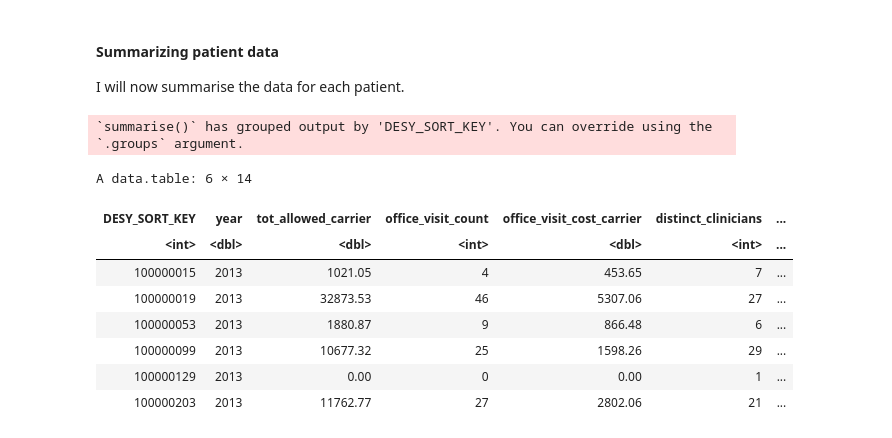
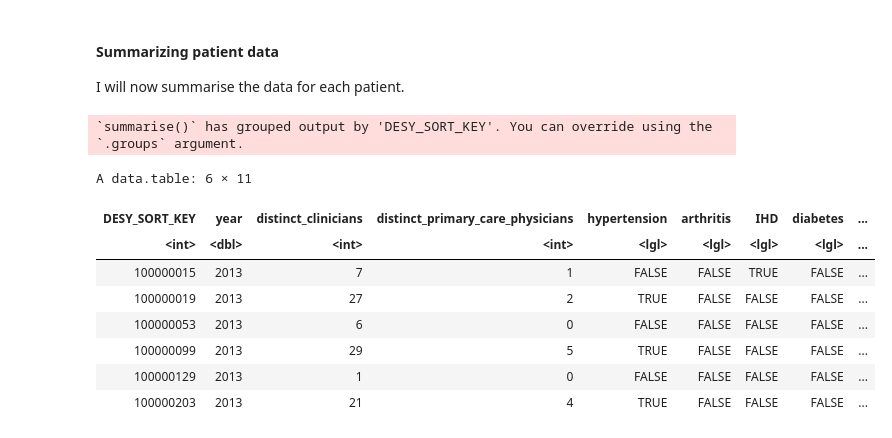
Before and after one commit to F4rbod/CaseMix, a Jupyter notebook: Calculations.ipynb, the cells around one changed output. Saved outputs shown, nothing was run; the diff lists cells and outputs as text; code cells hidden in the pictures.

```diff
--- a/Calculations.ipynb
+++ b/Calculations.ipynb
@@ -228,43 +191,43 @@ summarise_carrier = function(data, time_frame = 365){
       #office_visit_count = sum(na.rm = T, is_office_visit),
 
       #office_visit_cost_carrier = sum(na.rm = T, LINE_ALOWD_CHRG_AMT * is_office_visit),
 
       distinct_clinicians = length(unique(PRF_PHYSN_NPI)),
 
       distinct_primary_care_physicians = length(.[is_by_primary_care_physician, unique(PRF_PHYSN_NPI)]),
 
       hypertension = sum(is_hypertension, na.rm = T) > 0,
 
       arthritis = sum(is_arthritis, na.rm = T) > 0,
 
       IHD = sum(is_IHD, na.rm = T) > 0,
 
       diabetes = sum(is_diabetes, na.rm = T) > 0,
 
       depression = sum(is_depression, na.rm = T) > 0,
 
       icd_9_pure = ifelse(prod(LINE_ICD_DGNS_VRSN_CD, na.rm = T) == 0, F, T),
 
       icd_10_pure = ifelse(sum(LINE_ICD_DGNS_VRSN_CD, na.rm = T) == 0, T, F),
 
     ) %>%
     as.data.table()
 }
 
 
 summary_patient_by_year = summarise_carrier(yearly_patient_conditions_carrier)
-head(summary)
+head(summary_patient_by_year)
 # %% [output]
 `summarise()` has grouped output by 'DESY_SORT_KEY'. You can override using the `.groups` argument.
-A data.table: 6 × 14
+A data.table: 6 × 11
-| DESY_SORT_KEY | year | tot_allowed_carrier | office_visit_count | office_visit_cost_carrier | distinct_clinicians | ... |
-| <int> | <dbl> | <dbl> | <int> | <dbl> | <int> | ... |
-| 100000015 | 2013 | 1021.05 | 4 | 453.65 | 7 | ... |
-| 100000019 | 2013 | 32873.53 | 46 | 5307.06 | 27 | ... |
-| 100000053 | 2013 | 1880.87 | 9 | 866.48 | 6 | ... |
-| 100000099 | 2013 | 10677.32 | 25 | 1598.26 | 29 | ... |
-| 100000129 | 2013 | 0.00 | 0 | 0.00 | 1 | ... |
-| 100000203 | 2013 | 11762.77 | 27 | 2802.06 | 21 | ... |
+| DESY_SORT_KEY | year | distinct_clinicians | distinct_primary_care_physicians | hypertension | arthritis | IHD | diabetes | ... |
+| <int> | <dbl> | <int> | <int> | <lgl> | <lgl> | <lgl> | <lgl> | ... |
+| 100000015 | 2013 | 7 | 1 | FALSE | FALSE | TRUE | FALSE | ... |
+| 100000019 | 2013 | 27 | 2 | TRUE | FALSE | FALSE | FALSE | ... |
+| 100000053 | 2013 | 6 | 0 | FALSE | FALSE | FALSE | FALSE | ... |
+| 100000099 | 2013 | 29 | 5 | TRUE | FALSE | FALSE | FALSE | ... |
+| 100000129 | 2013 | 1 | 0 | FALSE | FALSE | FALSE | FALSE | ... |
+| 100000203 | 2013 | 21 | 4 | TRUE | FALSE | FALSE | FALSE | ... |
 # %%
 add_patient_characteristics = function(mbsf_data,summary_data){
   require(dtplyr)
```
Also changed, not shown: parts of 34 cells of this notebook.
